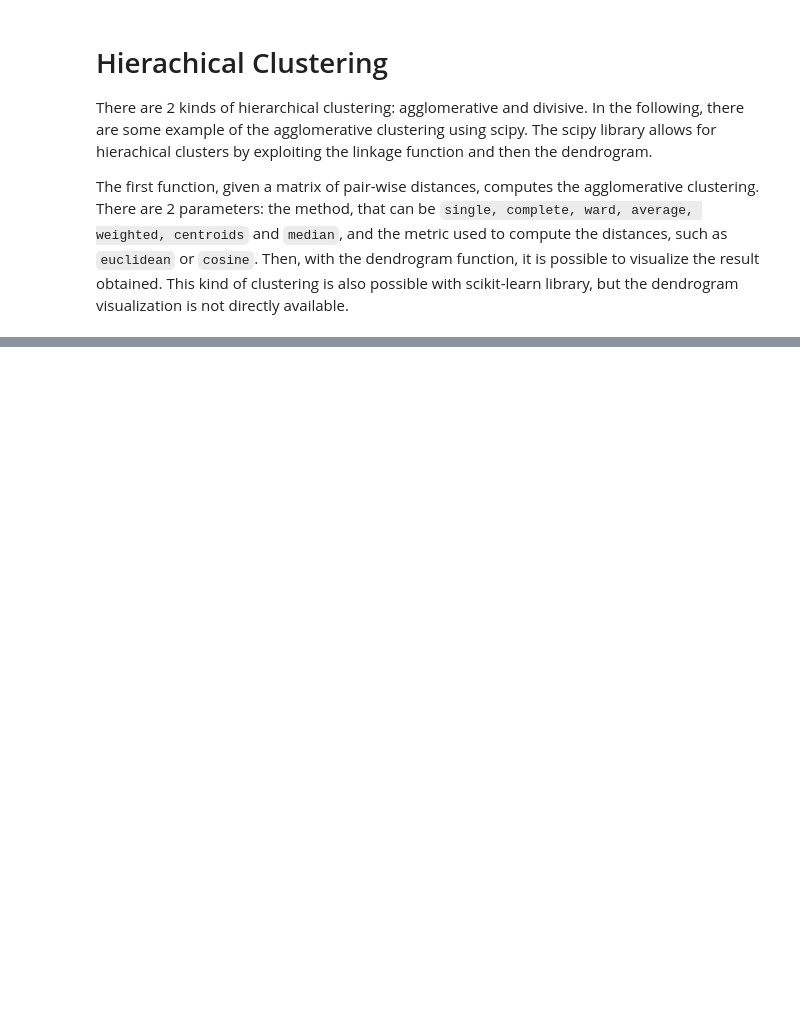
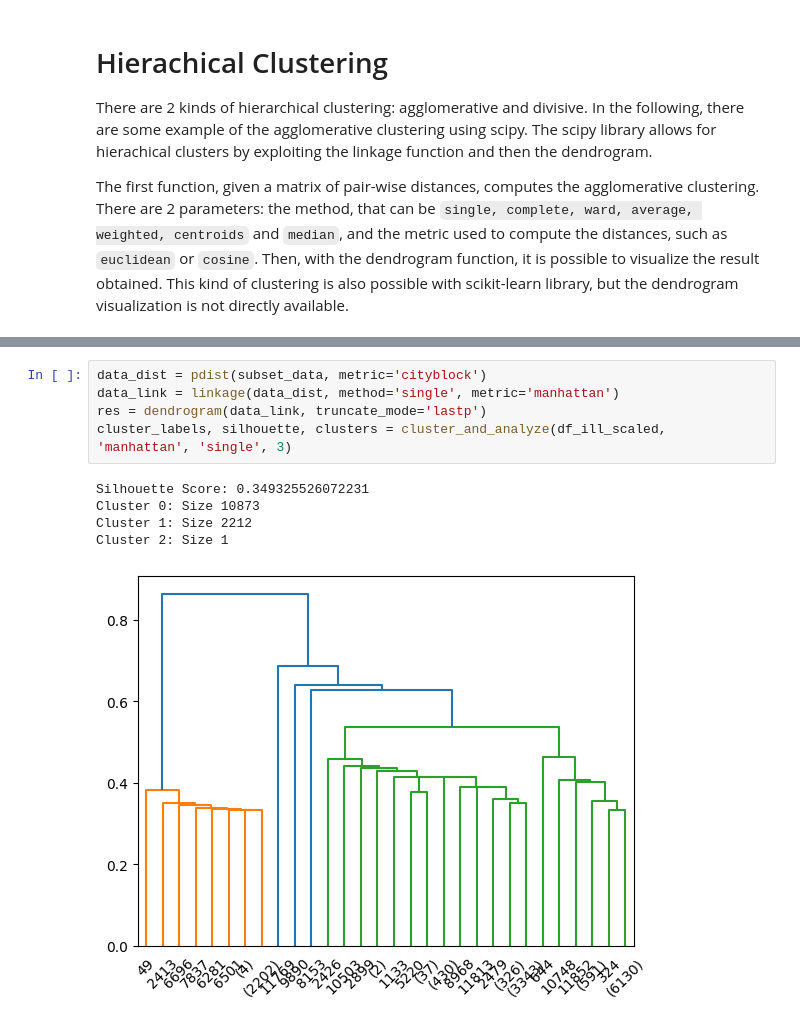
Before and after one commit to TheDarkPyotr/DataMining2023, a Jupyter notebook: source/Task2 - Clustering Analysis/Task2_Clustering_Analysis _Hierarchical_Clustering.ipynb, the cells around one changed output, grey strips where cells are left out. Drawn from its saved outputs; the diff is of its cells as text; blank space fills up the shorter version.

```diff
--- a/source/Task2 - Clustering Analysis/Task2_Clustering_Analysis _Hierarchical_Clustering.ipynb
+++ b/source/Task2 - Clustering Analysis/Task2_Clustering_Analysis _Hierarchical_Clustering.ipynb
@@ -330,0 +154,11 @@ A column-vector y was passed when a 1d array was expected. Please change the sha
+# %%
+data_dist = pdist(subset_data, metric='cityblock')
+data_link = linkage(data_dist, method='single', metric='manhattan')
+res = dendrogram(data_link, truncate_mode='lastp')
+cluster_labels, silhouette, clusters = cluster_and_analyze(df_ill_scaled, 'manhattan', 'single', 3)
+# %% [output]
+Silhouette Score: 0.349325526072231
+Cluster 0: Size 10873
+Cluster 1: Size 2212
+Cluster 2: Size 1
+[figure, added]
```
Also changed, not shown: parts of 56 cells of this notebook.
